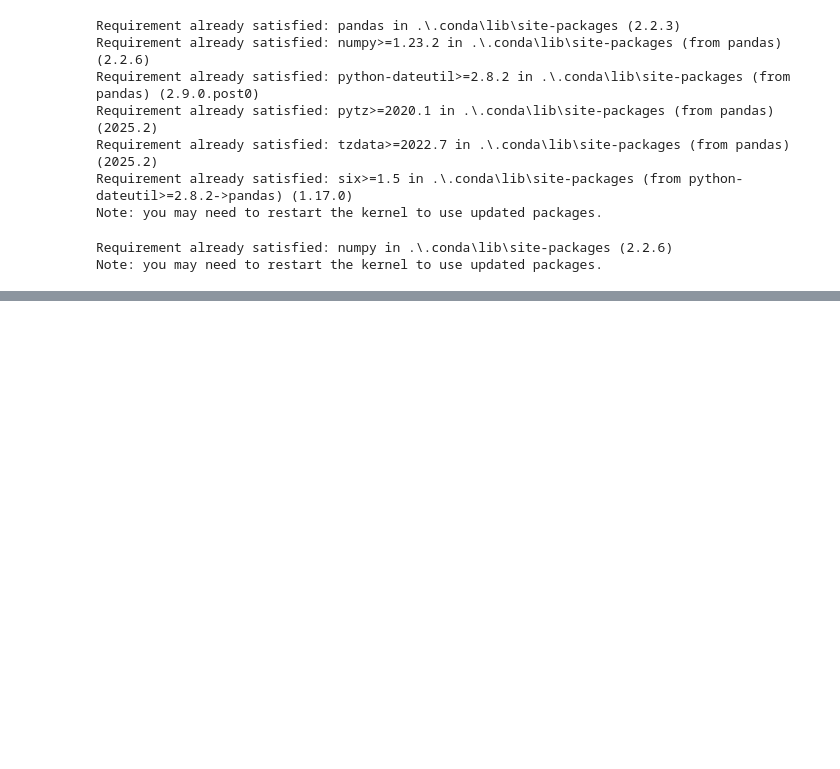
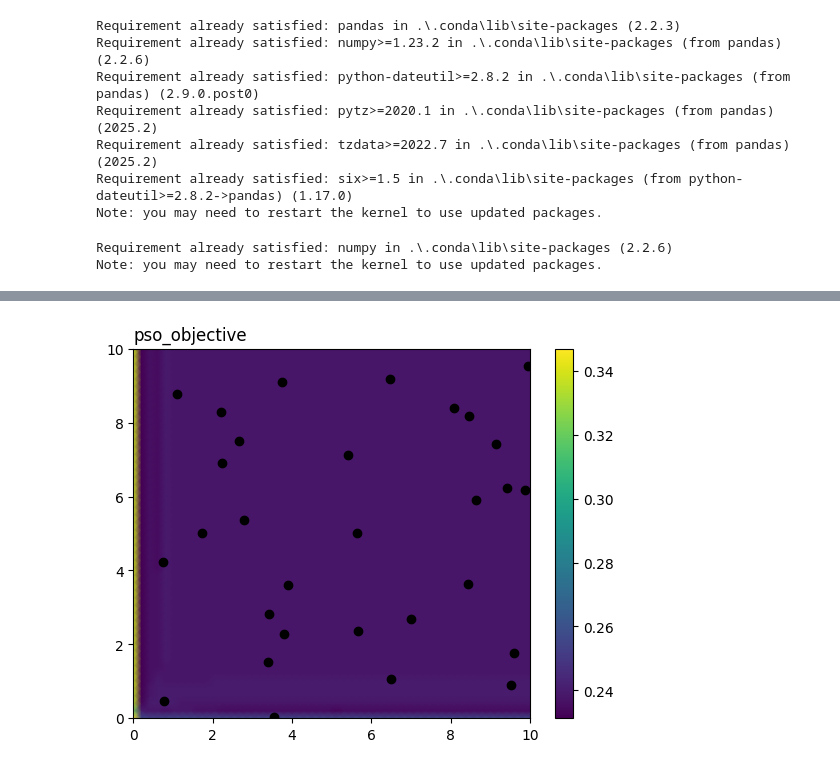
Before and after one commit to BirinchiKC17/MajorP, a Jupyter notebook: app.ipynb, the cells around one changed output, grey strips where cells are left out. Drawn from its saved outputs; the diff is of its cells as text; code cells hidden in the pictures; blank space fills up the shorter version.

Commit message:
2D visualization

```diff
--- a/app.ipynb
+++ b/app.ipynb
@@ -154,0 +39,87 @@ Prediction: Diabetic
+# %%
+import numpy as np
+import pandas as pd
+from sklearn.model_selection import train_test_split
+from sklearn.preprocessing import StandardScaler
+from sklearn.linear_model import LogisticRegression
+from sklearn.metrics import accuracy_score
+
+import SwarmPackagePy
+from SwarmPackagePy import animation, animation3D
+
+# --- Load and Preprocess Dataset ---
+df = pd.read_csv("diabetes.csv")
+
+# ✅ Use only 2 features for 2D PSO optimization
+selected_features = ['Glucose', 'BMI']  # You can change these
+X = df[selected_features]
+y = df["Outcome"]
+
+scaler = StandardScaler()
+X_scaled = scaler.fit_transform(X)
+
+X_train, X_test, y_train, y_test = train_test_split(
+    X_scaled, y, test_size=0.2, random_state=42
+)
+
+# --- Objective Function for 2D PSO ---
+def pso_objective(weights):
+    weights = np.clip(weights, 0, 10)
+    X_weighted = X_train * weights
+    model = LogisticRegression(max_iter=200)
+    model.fit(X_weighted, y_train)
+    y_pred = model.predict(X_weighted)
+    return 1 - accuracy_score(y_train, y_pred)
+
+# --- Wrapper for SwarmPackagePy ---
+class ObjectiveWrapper:
+    def __init__(self, func):
+        self.func = func
+        self.__name__ = func.__name__  # Add this line
+
+    def __call__(self, agent_position):
+        return self.func(np.array(agent_position))
+
+# --- Run 2D PSO Optimization ---
+wrapped_obj = ObjectiveWrapper(pso_objective)
+
+alh = SwarmPackagePy.pso(
+    n=30,
+    function=wrapped_obj,
+    lb=0, ub=10,
+    dimension=2,      # ✅ Only 2 dimensions now
+    iteration=50,
+    w=0.5, c1=1, c2=1
+)
+
+# ✅ Render PSO animation
+try:
+    print("\nRendering animation (2D)...")
+    animation(alh.get_agents(), wrapped_obj, 0, 10)
+    print("Rendering animation (3D)...")
+    animation3D(alh.get_agents(), wrapped_obj, 0, 10)
+except Exception as e:
+    print("Animation error:", e)
+
+# --- Best Solution ---
+best_weights = np.array(alh.get_Gbest())
+best_score = pso_objective(best_weights)
+
+print("\nBest fitness (1 - accuracy):", best_score)
+print("Best weights:", best_weights)
+
+# --- Final Model and Test Accuracy ---
+final_model = LogisticRegression(max_iter=200)
+final_model.fit(X_train * best_weights, y_train)
+y_pred_test = final_model.predict(X_test * best_weights)
+test_acc = accuracy_score(y_test, y_pred_test)
+print(f"Test Accuracy: {test_acc:.4f}")
+
+# --- Predict on User Input ---
+print(f"\nEnter values for: {selected_features[0]}, {selected_features[1]}")
+user_input = [float(input(f"{feature}: ")) for feature in selected_features]
+user_scaled = scaler.transform([user_input])
+user_weighted = user_scaled * best_weights
+prediction = final_model.predict(user_weighted)
+print("Prediction:", "Diabetic" if prediction[0] == 1 else "Not Diabetic")
+# %% [output]
@@ -154,0 +127 @@ Prediction: Diabetic
+[figure, added]
```
Also changed, not shown: parts of 3 cells of this notebook.
